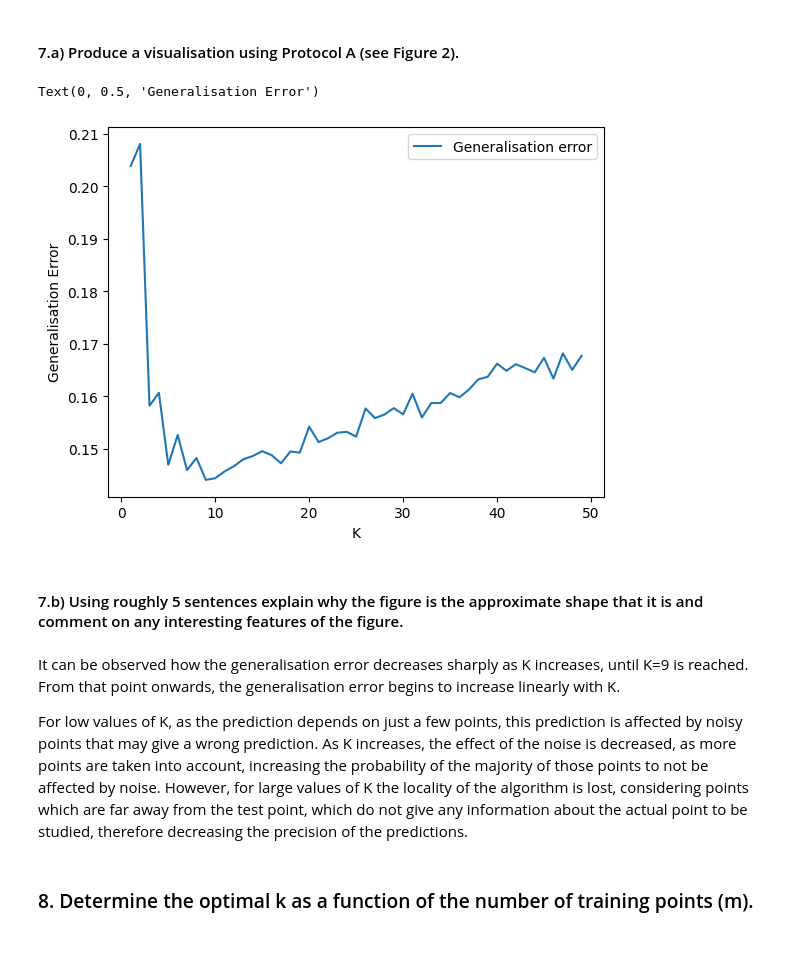
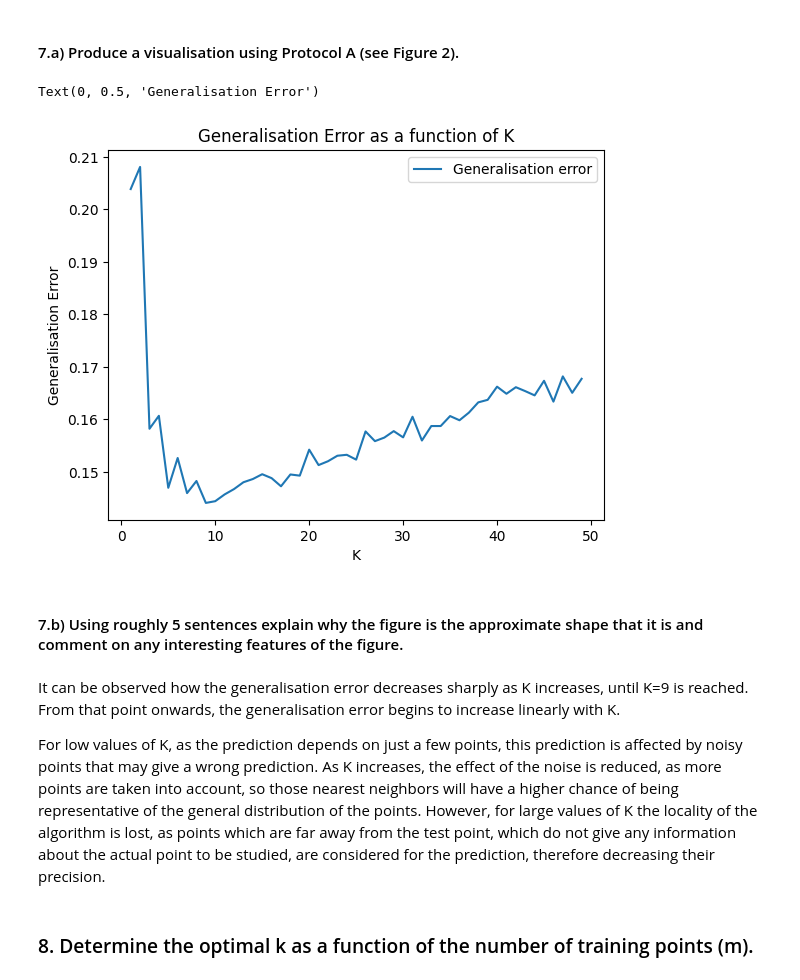
Before and after one commit to nadroj0-0/supervised_learning_coursework_1, a Jupyter notebook: Part2/PartII_KNN.ipynb, the cells around one changed output. Cells and saved outputs as stored; diff of their text form; code cells hidden in the pictures; blank space fills up the shorter version.

```diff
--- a/Part2/PartII_KNN.ipynb
+++ b/Part2/PartII_KNN.ipynb
@@ -147,19 +147,20 @@ with open("gen_error.json", "r") as f:
 # %%
 # plot the generalisation error as a function of k
 x = range(1, 50)
 plt.plot(x, [err / 1000 for err in gen_error[:49]], label="Generalisation error")
 plt.legend()
+plt.title("Generalisation Error as a function of K")
 plt.xlabel('K')
 plt.ylabel('Generalisation Error')
 # %% [output]
 Text(0, 0.5, 'Generalisation Error')
-[figure, old version]
+[figure, new version]
 # %% [markdown]
 #### 7.b) Using roughly 5 sentences explain why the figure is the approximate shape that it is and comment on any interesting features of the figure.
 # %% [markdown]
 It can be observed how the generalisation error decreases sharply as K increases, until K=9 is reached. From that point onwards, the generalisation error begins to increase linearly with K.
 
-For low values of K, as the prediction depends on just a few points, this prediction is affected by noisy points that may give a wrong prediction. As K increases, the effect of the noise is decreased, as more points are taken into account, increasing the probability of the majority of those points to not be affected by noise. However, for large values of K the locality of the algorithm is lost, considering points which are far away from the test point, which do not give any information about the actual point to be studied, therefore decreasing the precision of the predictions.
+For low values of K, as the prediction depends on just a few points, this prediction is affected by noisy points that may give a wrong prediction. As K increases, the effect of the noise is reduced, as more points are taken into account, so those nearest neighbors will have a higher chance of being representative of the general distribution of the points. However, for large values of K the locality of the algorithm is lost, as points which are far away from the test point, which do not give any information about the actual point to be studied, are considered for the prediction, therefore decreasing their precision.
 # %% [markdown]
 ### 8. Determine the optimal k as a function of the number of training points (m).
 # %% [markdown]
```
Also changed, not shown: parts of 7 cells of this notebook, 1 other file.
